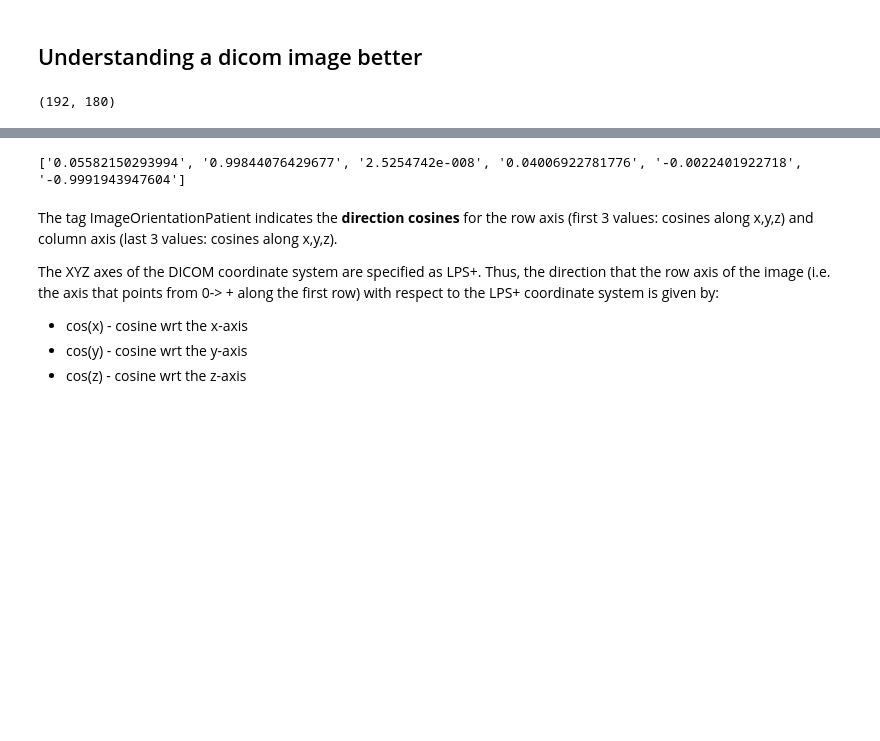
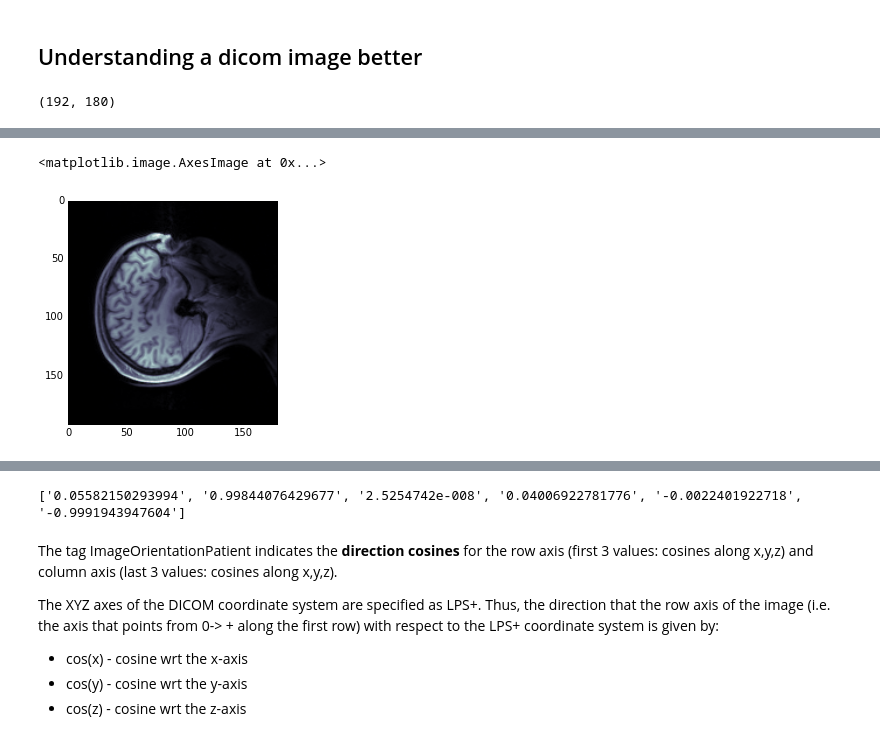
Before and after one commit to jeffmacinnes/affineTests, a Jupyter notebook: sandbox.ipynb, the cells around one changed output, grey strips where cells are left out. Saved outputs shown, nothing was run; the diff lists cells and outputs as text; code cells hidden in the pictures; blank space fills up the shorter version.

```diff
--- a/sandbox.ipynb
+++ b/sandbox.ipynb
@@ -60,0 +77,5 @@ Cols: 180
+# %%
+plt.imshow(pix_rot, cmap='bone')
+# %% [output]
+<matplotlib.image.AxesImage at 0x...>
+[figure, added]
```
Also changed, not shown: parts of 11 cells of this notebook.
